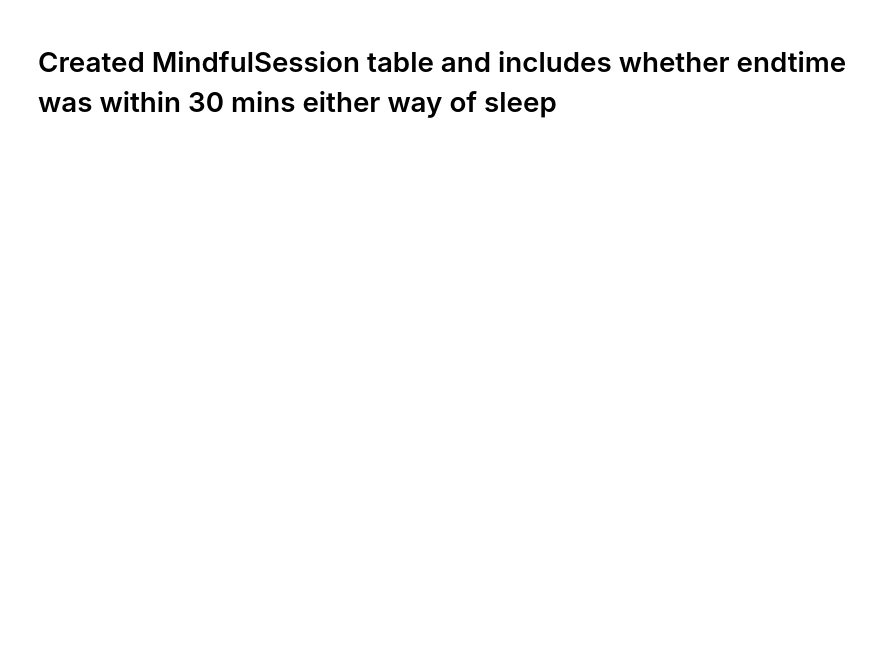
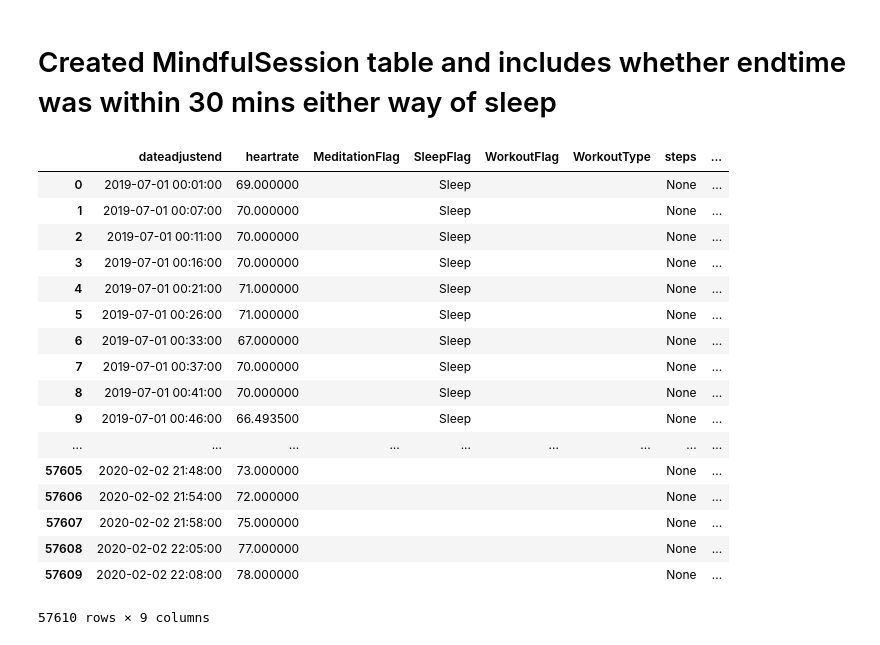
Before and after one commit to TONYRYANWORLDWIDE/applehealthdata, a Jupyter notebook: Updated version of Forked Code/Apple Data Analysis Final.ipynb, the cells around one changed output. Saved outputs shown, nothing was run; the diff lists cells and outputs as text; code cells hidden in the pictures; blank space fills up the shorter version.

```diff
--- a/Updated version of Forked Code/Apple Data Analysis Final.ipynb
+++ b/Updated version of Forked Code/Apple Data Analysis Final.ipynb
@@ -128,18 +128,39 @@ if __name__ == '__main__':
 # 1 means ended within 30 mins of sleep
 
 
-    gg33 = ggplot(sm[sm['SleepTime'] > 1].iloc[2:100,0:100], aes(
-        'Meditation_Rolling_ThreeSum','Sleep_Rolling_ThreeSum')) + geom_point(
-        ) + ggtitle("Sleep Vs Meditation") + xlab("3 Day Meditation Total") + ylab(
-        "3 Day Sleep Total") + facet_wrap("endedWithinThirtyMinsOfSleeping")
+#     gg33 = ggplot(sm[sm['SleepTime'] > 1].iloc[2:100,0:100], aes(
+#         'Meditation_Rolling_ThreeSum','Sleep_Rolling_ThreeSum')) + geom_point(
+#         ) + ggtitle("Sleep Vs Meditation") + xlab("3 Day Meditation Total") + ylab(
+#         "3 Day Sleep Total") + facet_wrap("endedWithinThirtyMinsOfSleeping")
 
 
-    gg35 = ggplot(sm[sm['SleepTime'] > 1].iloc[2:100,0:100], aes(
-        'Meditation_Rolling_ThreeSum','Sleep_Rolling_ThreeDayAverage')) + geom_point(
-        ) +  xlab("3 Day Meditation Total") + ylab(
-        "3 Day Sleep Average") + facet_wrap("endedWithinThirtyMinsOfSleeping")
+#     gg35 = ggplot(sm[sm['SleepTime'] > 1].iloc[2:100,0:100], aes(
+#         'Meditation_Rolling_ThreeSum','Sleep_Rolling_ThreeDayAverage')) + geom_point(
+#         ) +  xlab("3 Day Meditation Total") + ylab(
+#         "3 Day Sleep Average") + facet_wrap("endedWithinThirtyMinsOfSleeping")
 
 
 
-    gg33.save(filename = 'Three Day Meditaion Vs 3 Day Sleep Sum.png')
-    gg35.save(filename = 'Three Day Meditaion Vs 3 Day Sleep Average.png')
+#     gg33.save(filename = 'Three Day Meditaion Vs 3 Day Sleep Sum.png')
+#     gg35.save(filename = 'Three Day Meditaion Vs 3 Day Sleep Average.png')
+# %%
+heartrate
+# %% [output]
+|  | dateadjustend | heartrate | MeditationFlag | SleepFlag | WorkoutFlag | WorkoutType | steps | ... |
+| 0 | 2019-07-01 00:01:00 | 69.000000 |  | Sleep |  |  | None | ... |
+| 1 | 2019-07-01 00:07:00 | 70.000000 |  | Sleep |  |  | None | ... |
+| 2 | 2019-07-01 00:11:00 | 70.000000 |  | Sleep |  |  | None | ... |
+| 3 | 2019-07-01 00:16:00 | 70.000000 |  | Sleep |  |  | None | ... |
+| 4 | 2019-07-01 00:21:00 | 71.000000 |  | Sleep |  |  | None | ... |
+| 5 | 2019-07-01 00:26:00 | 71.000000 |  | Sleep |  |  | None | ... |
+| 6 | 2019-07-01 00:33:00 | 67.000000 |  | Sleep |  |  | None | ... |
+| 7 | 2019-07-01 00:37:00 | 70.000000 |  | Sleep |  |  | None | ... |
+| 8 | 2019-07-01 00:41:00 | 70.000000 |  | Sleep |  |  | None | ... |
+| 9 | 2019-07-01 00:46:00 | 66.493500 |  | Sleep |  |  | None | ... |
+| ... | ... | ... | ... | ... | ... | ... | ... | ... |
+| 57605 | 2020-02-02 21:48:00 | 73.000000 |  |  |  |  | None | ... |
+| 57606 | 2020-02-02 21:54:00 | 72.000000 |  |  |  |  | None | ... |
+| 57607 | 2020-02-02 21:58:00 | 75.000000 |  |  |  |  | None | ... |
+| 57608 | 2020-02-02 22:05:00 | 77.000000 |  |  |  |  | None | ... |
+| 57609 | 2020-02-02 22:08:00 | 78.000000 |  |  |  |  | None | ... |
+57610 rows × 9 columns
```
Also changed, not shown: 2 other files.
